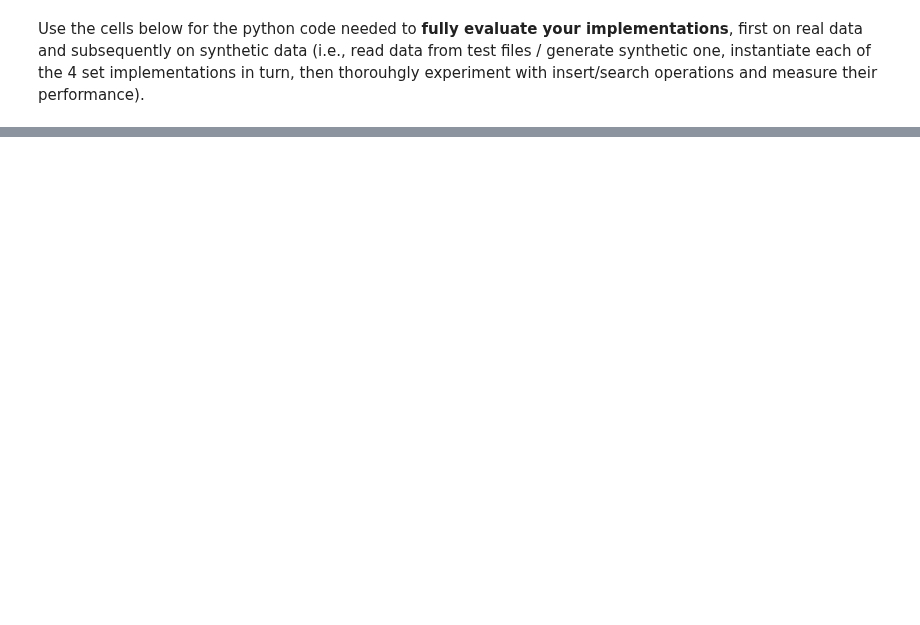
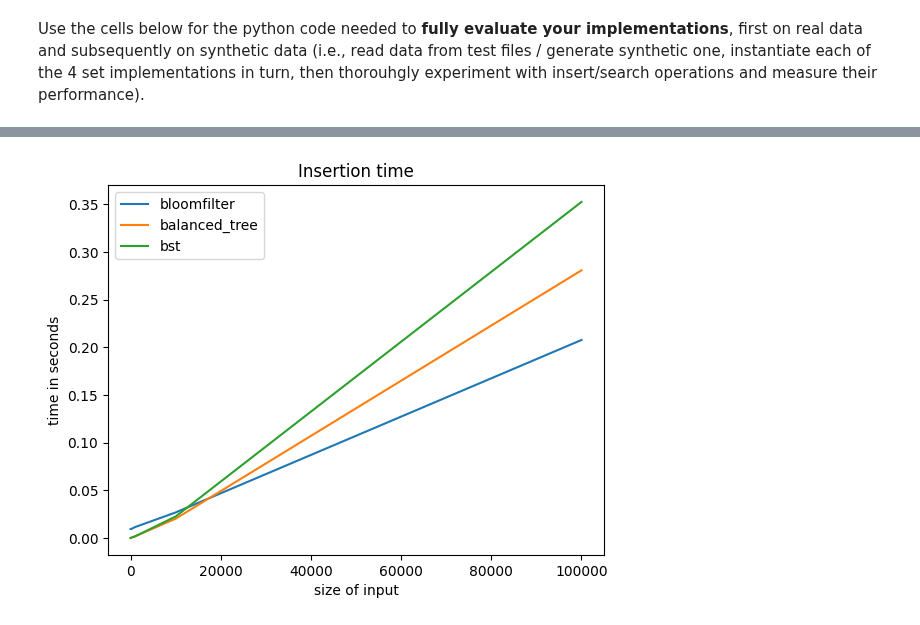
Before and after one commit to Ahmed-Ansari02/COMP0005, a Jupyter notebook: SetMembership.ipynb, the cells around one changed output, grey strips where cells are left out. Drawn from its saved outputs; the diff is of its cells as text; code cells hidden in the pictures; blank space fills up the shorter version.

Commit message:
added code to test synthetic data

```diff
--- a/SetMembership.ipynb
+++ b/SetMembership.ipynb
@@ -636,0 +675,12 @@ iterations = 1
+# %%
+import matplotlib.pyplot as plt
+data = {'bloomfilter': [0.00939345802180469, 0.009213417069986463, 0.011378708994016051, 0.026719000074081123, 0.2075652499916032], 'balanced_tree': [2.274999860674143e-05, 0.00016862503252923489, 0.0017098750686272979, 0.020162792061455548, 0.28060725005343556], 'bst': [1.0958057828247547e-05, 0.0001267079496756196, 0.0015987090300768614, 0.022440750035457313, 0.3523393749492243]}
+plt.title("Insertion time")
+plt.xlabel("size of input")
+plt.ylabel("time in seconds")
+for key in data:
+    plt.plot([10**i for i in range(1,6)], data[key], label=key)
+plt.legend()
+plt.show()
+# %% [output]
+[figure, added]
```
Also changed, not shown: parts of 4 cells of this notebook.
